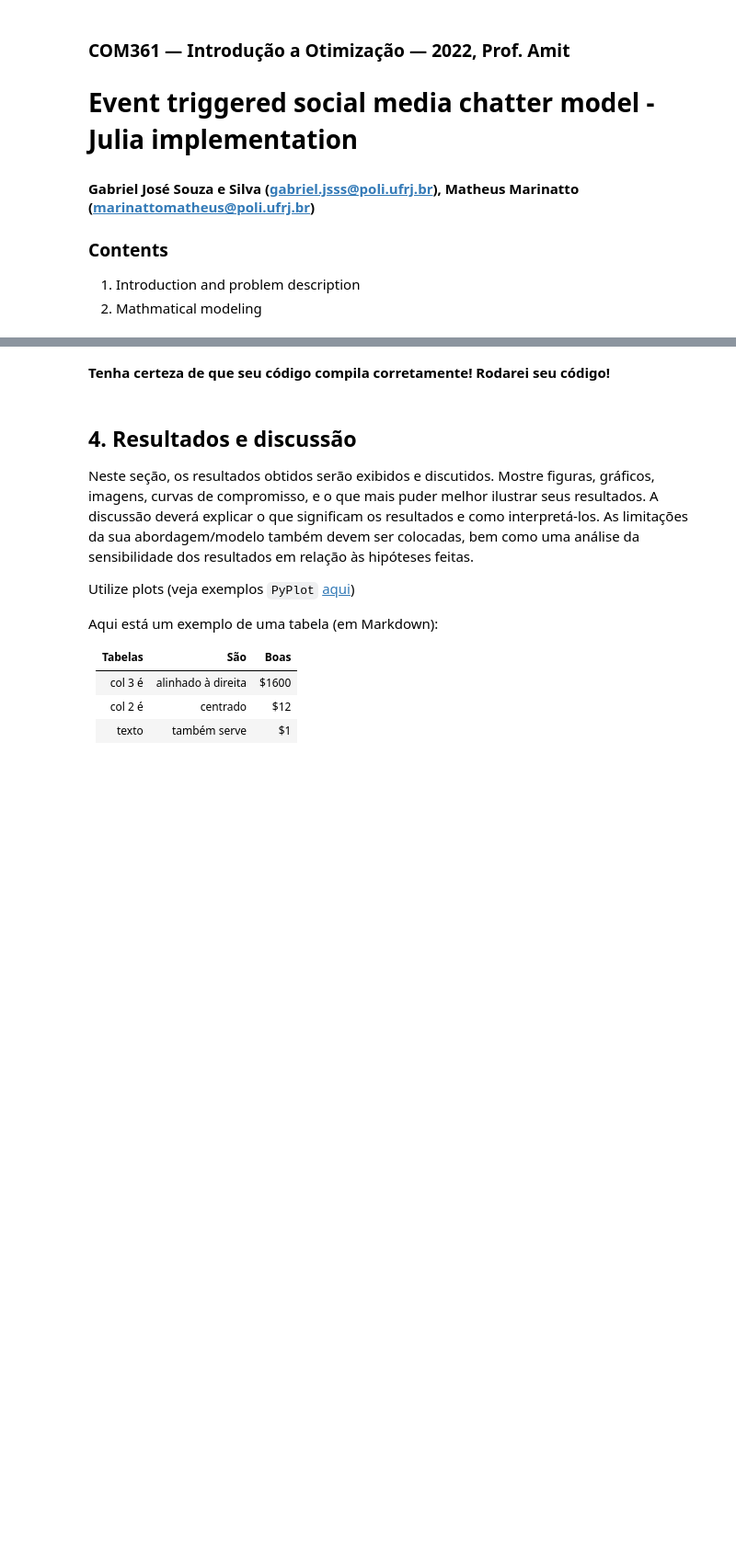
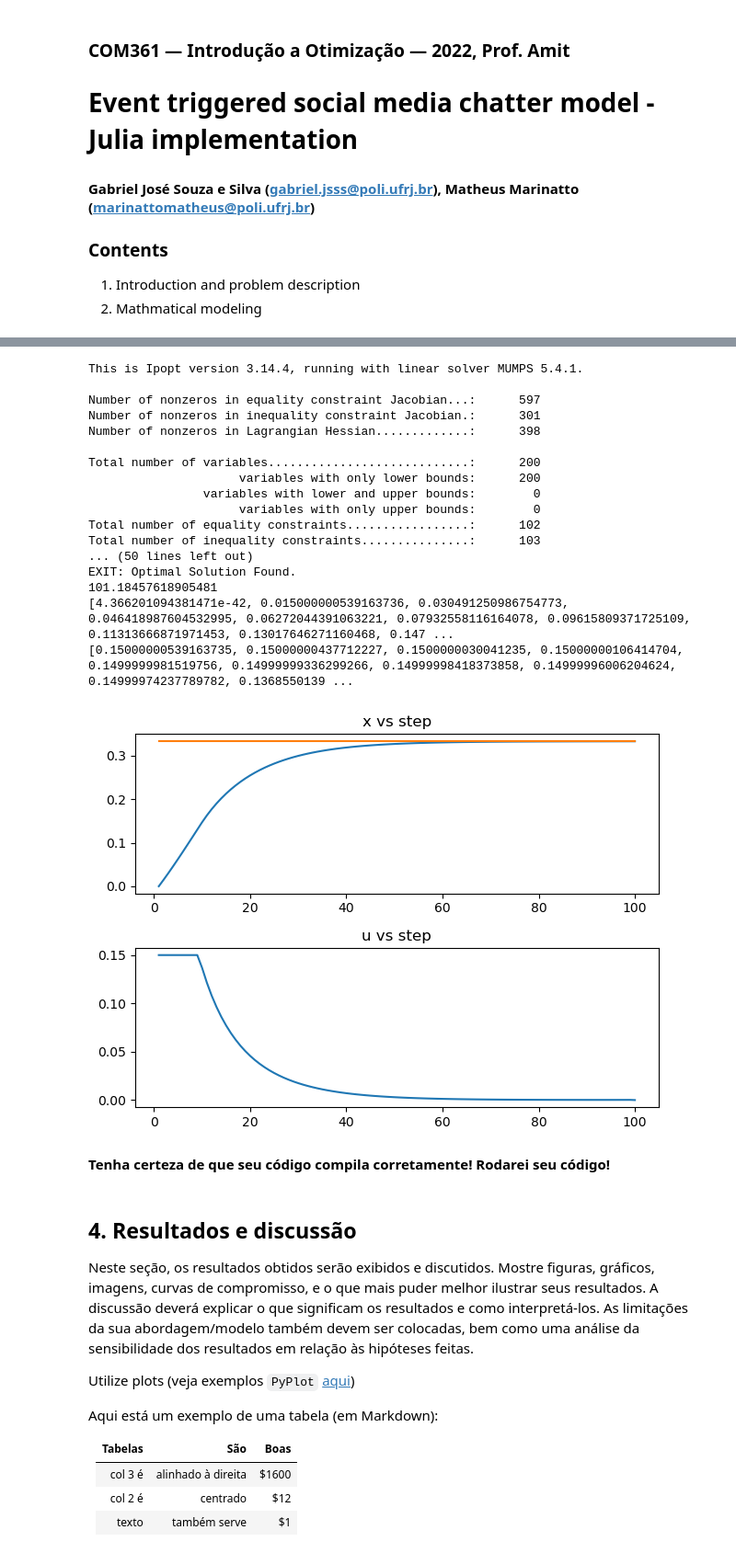
Before and after one commit to Gabrieljsss/information-spread-optimization-model, a Jupyter notebook: modelo_relatorio_projeto_2022.ipynb, the cells around one changed output, grey strips where cells are left out. Shown at 92% size. Saved outputs shown, nothing was run; the diff lists cells and outputs as text; code cells hidden in the pictures; blank space fills up the shorter version.

```diff
--- a/modelo_relatorio_projeto_2022.ipynb
+++ b/modelo_relatorio_projeto_2022.ipynb
@@ -206,3 +204,73 @@ gcf()
+# %%
+m = Model(Ipopt.Optimizer);
+numberOfIterations = 100;
+@variable(m, xOptimalControlLimitedCosts[1:numberOfIterations] >= 0);
+@variable(m, uOptimalControlLimitedCosts[1:numberOfIterations] >= 0);
+
+for t in 1:numberOfIterations-1
+    @constraint(m, xOptimalControlLimitedCosts[t+1] == xOptimalControlLimitedCosts[t] + β1*uOptimalControlLimitedCosts[t]*(1 - xOptimalControlLimitedCosts[t]) + β2*(1 - xOptimalControlLimitedCosts[t])*xOptimalControlLimitedCosts[t] - δ*xOptimalControlLimitedCosts[t]);
+end
+
+@constraint(m, uOptimalControlLimitedCosts[numberOfIterations] == 0);
+@constraint(m, xOptimalControlLimitedCosts[numberOfIterations] == xEquilibrium);
+@constraint(m, sum(xOptimalControlLimitedCosts) >= 0);
+@constraint(m, sum(uOptimalControlLimitedCosts) >= 0);
+
+@constraint(m, xOptimalControlLimitedCosts[1] == 0) #prevent explosion
+@constraint(m, uOptimalControlLimitedCosts[1] <= 1000) #prevent explosion
+
+##### introduce max possible control input ###########################
+@constraint(m, uOptimalControlLimitedCosts .<= 0.15)
+##### introduce max possible control input ###########################
+
+advertisingCost = @expression(m, sum(uOptimalControlLimitedCosts .* uOptimalControlLimitedCosts .+ (xOptimalControlLimitedCosts .- xEquilibrium).*(xOptimalControlLimitedCosts .- xEquilibrium) .+ λ)) #prevent explosion
+@objective(m, Min, advertisingCost);
+optimize!(m);
+
+println(JuMP.objective_value.(m))
+println(JuMP.value.(xOptimalControlLimitedCosts));
+println(JuMP.value.(uOptimalControlLimitedCosts));
+
+####### exporting variables for further analysis ########
+costOptimalControlResult = JuMP.objective_value.(m);
+xOptimalControlLimitedCostsResult = JuMP.value.(xOptimalControlLimitedCosts);
+uOptimalControlLimitedCostsResult = JuMP.value.(uOptimalControlLimitedCosts);
+
+##### plotting #######
+clf(); #required for vscode on mac
+fig = plt.figure();
+
+ax1 = fig.add_subplot(2, 1, 1);
+ax1.title.set_text("x vs step");
+plt.plot(range(1, numberOfIterations), transpose(JuMP.value.(xOptimalControlLimitedCosts)));
+plt.plot(range(1, numberOfIterations), xEquilibrium .* ones(numberOfIterations));
+
+ax2 = fig.add_subplot(2, 1, 2);
+ax2.title.set_text("u vs step");
+plt.plot(range(1, numberOfIterations), transpose(JuMP.value.(uOptimalControlLimitedCosts)));
+
+fig.tight_layout();
+show()
+gcf()
+# %% [output]
+This is Ipopt version 3.14.4, running with linear solver MUMPS 5.4.1.
+
+Number of nonzeros in equality constraint Jacobian...:      597
+Number of nonzeros in inequality constraint Jacobian.:      301
+Number of nonzeros in Lagrangian Hessian.............:      398
+
+Total number of variables............................:      200
+                     variables with only lower bounds:      200
+                variables with lower and upper bounds:        0
+                     variables with only upper bounds:        0
+Total number of equality constraints.................:      102
+Total number of inequality constraints...............:      103
+... (50 lines left out)
+EXIT: Optimal Solution Found.
+101.18457618905481
+[4.366201094381471e-42, 0.015000000539163736, 0.030491250986754773, 0.046418987604532995, 0.06272044391063221, 0.07932558116164078, 0.09615809371725109, 0.11313666871971453, 0.13017646271160468, 0.147 ...
+[0.15000000539163735, 0.15000000437712227, 0.1500000030041235, 0.15000000106414704, 0.1499999981519756, 0.14999999336299266, 0.14999998418373858, 0.14999996006204624, 0.14999974237789782, 0.1368550139 ...
+[figure, added]
 # %% [markdown]
 **Tenha certeza de que seu código compila corretamente! Rodarei seu código!**
 # %% [markdown]
```
Also changed, not shown: parts of 5 cells of this notebook.
